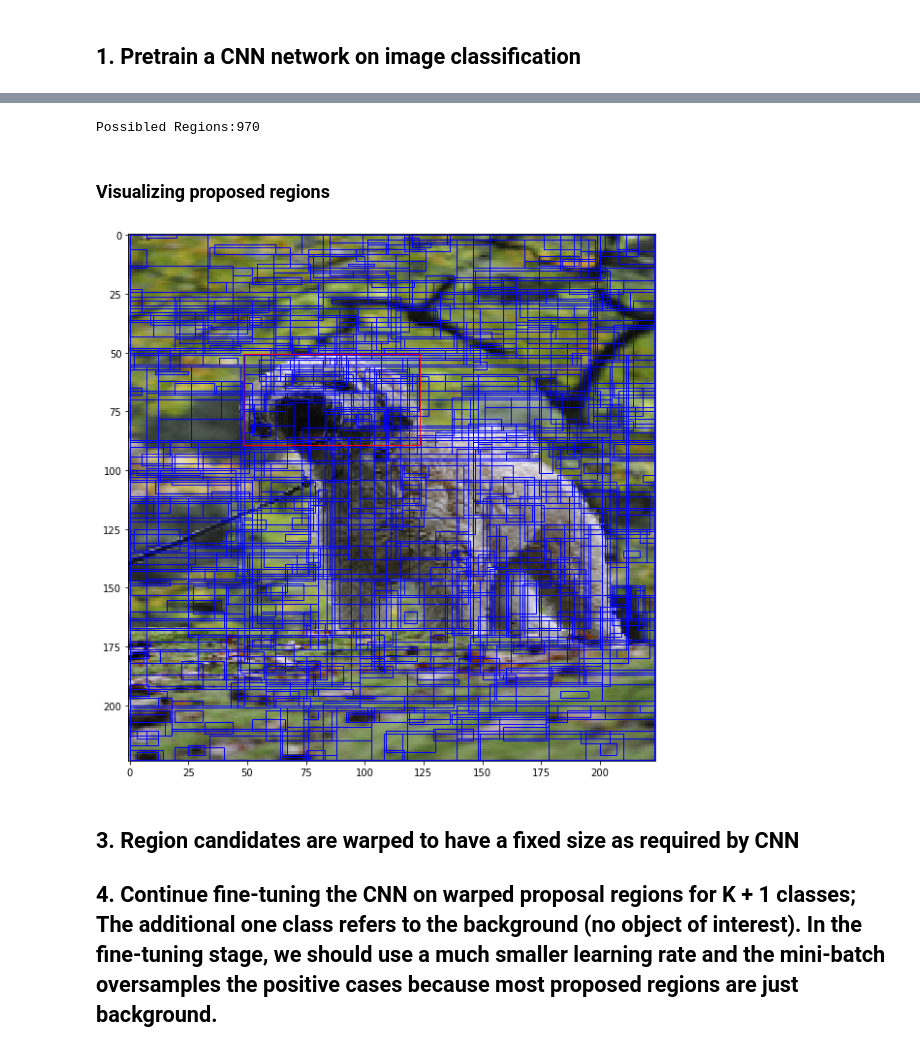
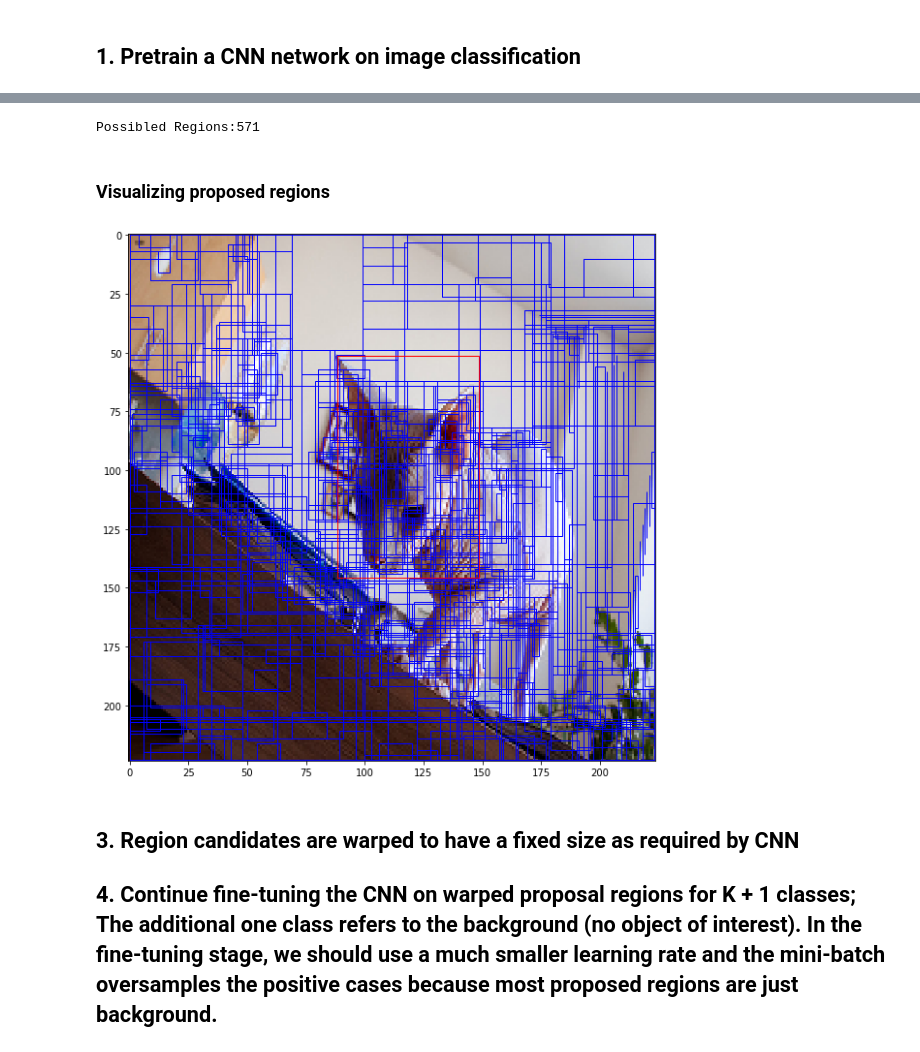
Before and after one commit to hslrock/ObjectDetection_, a Jupyter notebook: 1_RCNN_Part_1.ipynb, the cells around one changed output, grey strips where cells are left out. Drawn from its saved outputs; the diff is of its cells as text; code cells hidden in the pictures.

```diff
--- a/1_RCNN_Part_1.ipynb
+++ b/1_RCNN_Part_1.ipynb
@@ -50,17 +53,25 @@ df.head()
 ## Make Balanced Dataset (To save time, but don't do this in real research!!)
 g = df.groupby('target')
 balanced_df = pd.DataFrame(g.apply(lambda x: x.sample(g.size().min(),random_state=seed).reset_index(drop=True),))
-train, test = train_test_split(balanced_df, test_size=0.2,random_state=seed)
+##
+
+train, valid = train_test_split(balanced_df, test_size=0.3,random_state=seed)
+valid1,valid2 = train_test_split(valid, test_size=0.5,random_state=seed)
 
 BATCH_SIZE = 1
 train_ds = PetData(train, train=True)
-valid_ds= PetData(test, train=True)
+valid_ds_1= PetData(valid1, train=True)
+valid_ds_2= PetData(valid2, train=True)
+
 def collate_fn(batch):
     return zip(*batch)
 train_dl = torch.utils.data.DataLoader(train_ds, batch_size=BATCH_SIZE
                                        , collate_fn=collate_fn,shuffle=False)
-valid_dl = torch.utils.data.DataLoader(valid_ds, batch_size=BATCH_SIZE
+valid_dl_1 = torch.utils.data.DataLoader(valid_ds_1, batch_size=BATCH_SIZE
                                        , collate_fn=collate_fn)
+
+valid_dl_2 = torch.utils.data.DataLoader(valid_ds_2, batch_size=BATCH_SIZE
+                                       , collate_fn=collate_fn)
 # %%
 from collections import Counter
 print(Counter(train.target))
@@ -103,43 +116,45 @@ Explanation to be added
 # %%
 from utills import ssearch,misc
 # %%
-img_lbl, regions = ssearch.selective_search(train_ds[0][0].numpy().transpose(1,2,0), scale=100, sigma=0.8, min_size=20)
+regions = ssearch.selective_search(train_ds[0][0].numpy().transpose(1,2,0), scale=50, sigma=0.8, min_size=20)
+regions=pd.DataFrame.from_dict(regions)
+regions=regions.drop_duplicates(subset=['rect']) #Selective Region algorithm sometimes includes duplicates
 print(f"Possibled Regions:{len(regions)}")
 # %% [output]
-Possibled Regions:970
+Possibled Regions:571
 # %% [markdown]
 ### Visualizing proposed regions
 # %%
 fig, ax = plt.subplots(figsize=(10,10))
-ax.imshow(img_lbl[:,:,0:3]*0.5+0.5)
-for i in regions:
+ax.imshow(train_ds[0][0].numpy().transpose(1,2,0)*0.5+0.5)
+for index, i in regions.iterrows():
     rect=i['rect']
     xy=rect[0],rect[1]
     width=rect[2]
     height=rect[3]
 
     ax.add_patch(
      patches.Rectangle(
         xy,
         width,
         height,
         edgecolor = 'blue',
         fill=False ) )
 for bbox in train_ds[0][1]:
     xy=(bbox[0],bbox[1])
     width=bbox[2]-bbox[0]
     height=bbox[3]-bbox[1]
 
     ax.add_patch(
      patches.Rectangle(
         xy,
         width,
         height,
         edgecolor = 'red',
         fill=False ) )
 plt.show()
 # %% [output]
-[figure, old version]
+[figure, new version]
 # %% [markdown]
 ## 3. Region candidates are warped to have a fixed size as required by CNN
 ## 4. Continue fine-tuning the CNN on warped proposal regions for K + 1 classes; The additional one class refers to the background (no object of interest). In the fine-tuning stage, we should use a much smaller learning rate and the mini-batch oversamples the positive cases because most proposed regions are just background.
```
Also changed, not shown: parts of 11 cells of this notebook, 3 other files.
